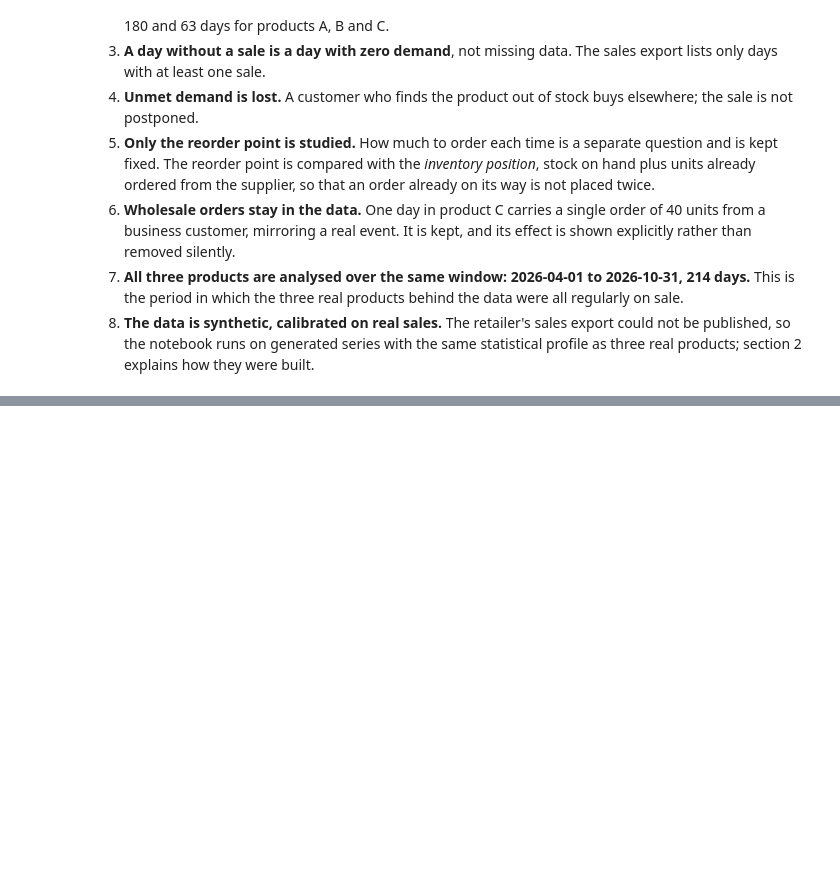
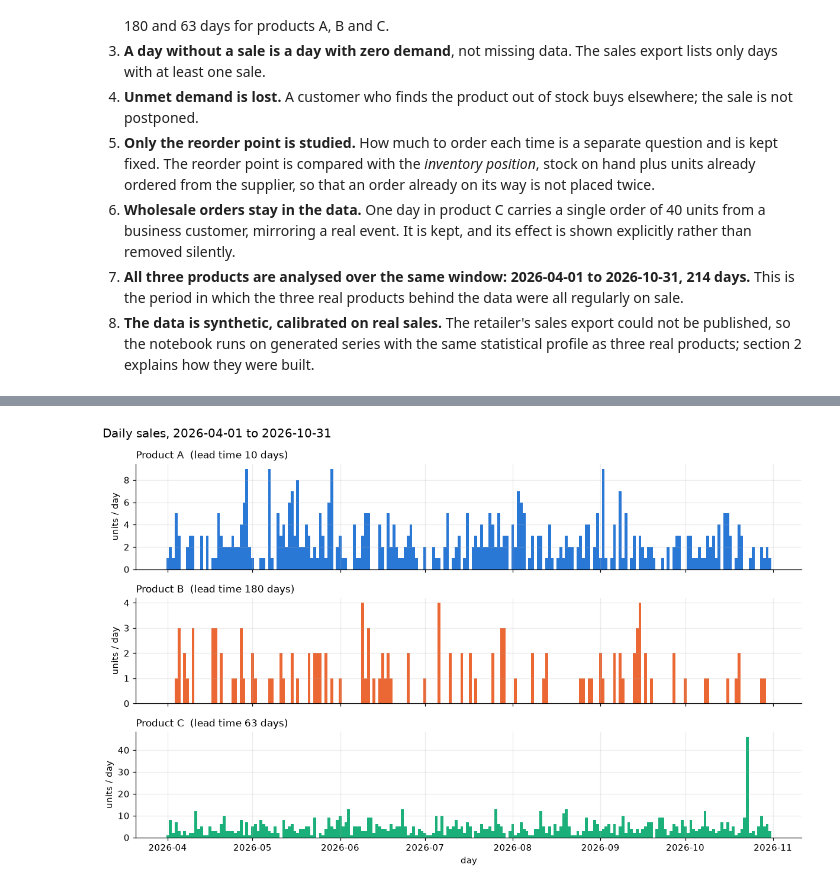
Before and after one commit to Marchinka90/safety-stock-reorder-point, a Jupyter notebook: safety_stock_reorder_point.ipynb, the cells around one changed output, grey strips where cells are left out. Drawn from its saved outputs; the diff is of its cells as text; code cells hidden in the pictures; blank space fills up the shorter version.

Commit message:
Add dataset description and preparation section - loading, summary table and daily sales chart

```diff
--- a/safety_stock_reorder_point.ipynb
+++ b/safety_stock_reorder_point.ipynb
@@ -54,0 +127,16 @@ Every model simplifies. These are the simplifications made here, stated up front
+# %%
+def describe(units):
+    """A few plain numbers that summarise one product's daily sales."""
+    return {
+        "days with sales": int(np.count_nonzero(units)),
+        "total units": int(units.sum()),
+        "mean units/day": round(float(units.mean()), 2),
+        "max units/day": int(units.max()),
+    }
+
+
+columns = ["days with sales", "total units", "mean units/day", "max units/day"]
+print(f"{'product':<9}" + "".join(f"{c:>17}" for c in columns) + f"{'lead time (days)':>18}")
+for product in PRODUCTS:
+    d = describe(sales[product])
+    print(f"{product:<9}" + "".join(f"{d[c]:>17}" for c in columns) + f"{LEAD_TIME_DAYS[product]:>18}")
@@ -54,0 +148,14 @@ Every model simplifies. These are the simplifications made here, stated up front
+# %%
+fig, axes = plt.subplots(len(PRODUCTS), 1, figsize=(11, 7), sharex=True)
+for ax, product in zip(axes, PRODUCTS):
+    ax.bar(DAYS, sales[product], width=np.timedelta64(1, "D"),
+           color=PRODUCT_COLORS[product], linewidth=0)
+    ax.set_ylabel("units / day")
+    ax.set_title(f"Product {product}  (lead time {LEAD_TIME_DAYS[product]} days)",
+                 loc="left", fontsize=11)
+axes[-1].set_xlabel("day")
+fig.suptitle(f"Daily sales, {FIRST_DAY} to {LAST_DAY}", x=0.01, ha="left", fontsize=13)
+fig.tight_layout()
+plt.show()
+# %% [output]
+[figure, added]
```
Also changed, not shown: parts of 6 cells of this notebook.
